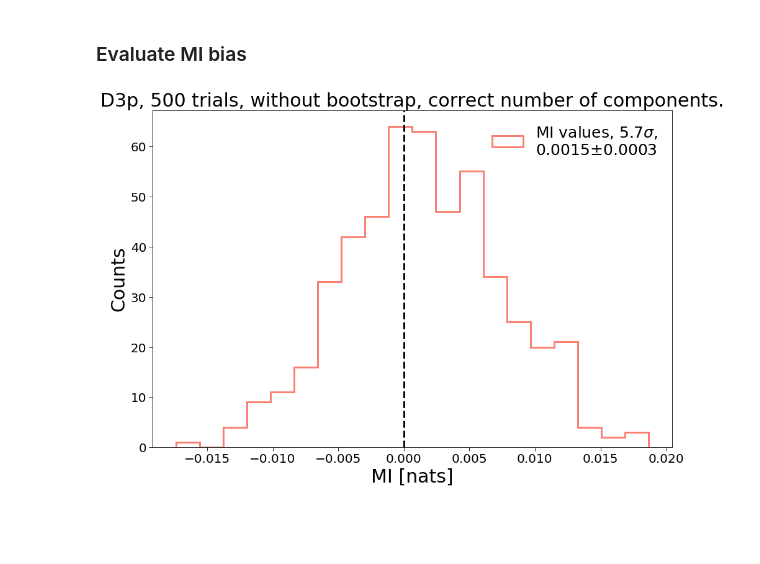
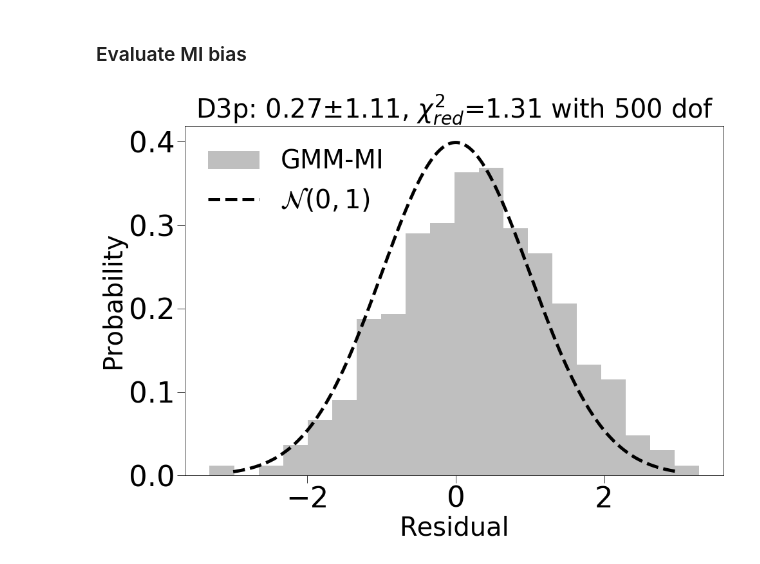
Before and after one commit to dpiras/GMM-MI, a Jupyter notebook: notebooks/MI_D3p_significance.ipynb, the cells around one changed output. Drawn from its saved outputs; the diff is of its cells as text; code cells hidden in the pictures; blank space fills up the shorter version.

Commit message:
Add plotting function for paper plot; clean notebook folder a bit

```diff
--- a/notebooks/MI_D3p_significance.ipynb
+++ b/notebooks/MI_D3p_significance.ipynb
@@ -60,5 +74,6 @@ for r in range(random_states):
 # %% [markdown]
 ### Evaluate MI bias
 # %%
-# load in case you saved it
-#all_MI_estimates = np.load(f'./results/MI_D3p_{random_states}.npy')
+# load, in case you saved it
+random_states = 501
+all_MI_estimates = np.load(f'./results/MI_{label}_{random_states}.npy')
@@ -67,4 +80,13 @@ for r in range(random_states):
-# %%
-histogram_estimates(all_MI_estimates - analytic, title=f'{label}, {random_states} trials, without bootstrap, correct number of components.')
-# %% [output]
-[figure, removed]
+# %%
+show_title=True
+show_legend=True
+hide_ylabel=False
+labelfontsize=40
+legendsize=40
+
+biases, red_chi2, df = plot_bias_chi2_histogram(all_MI_estimates, analytic=analytic,
+                                                show_title=show_title, show_legend=show_legend,
+                                                hide_ylabel=hide_ylabel, labelfontsize=labelfontsize,
+                                                ds=label, legendsize=legendsize)
+# %% [output]
+[figure, added]
```
Also changed, not shown: parts of 4 cells of this notebook, 10 other files.
